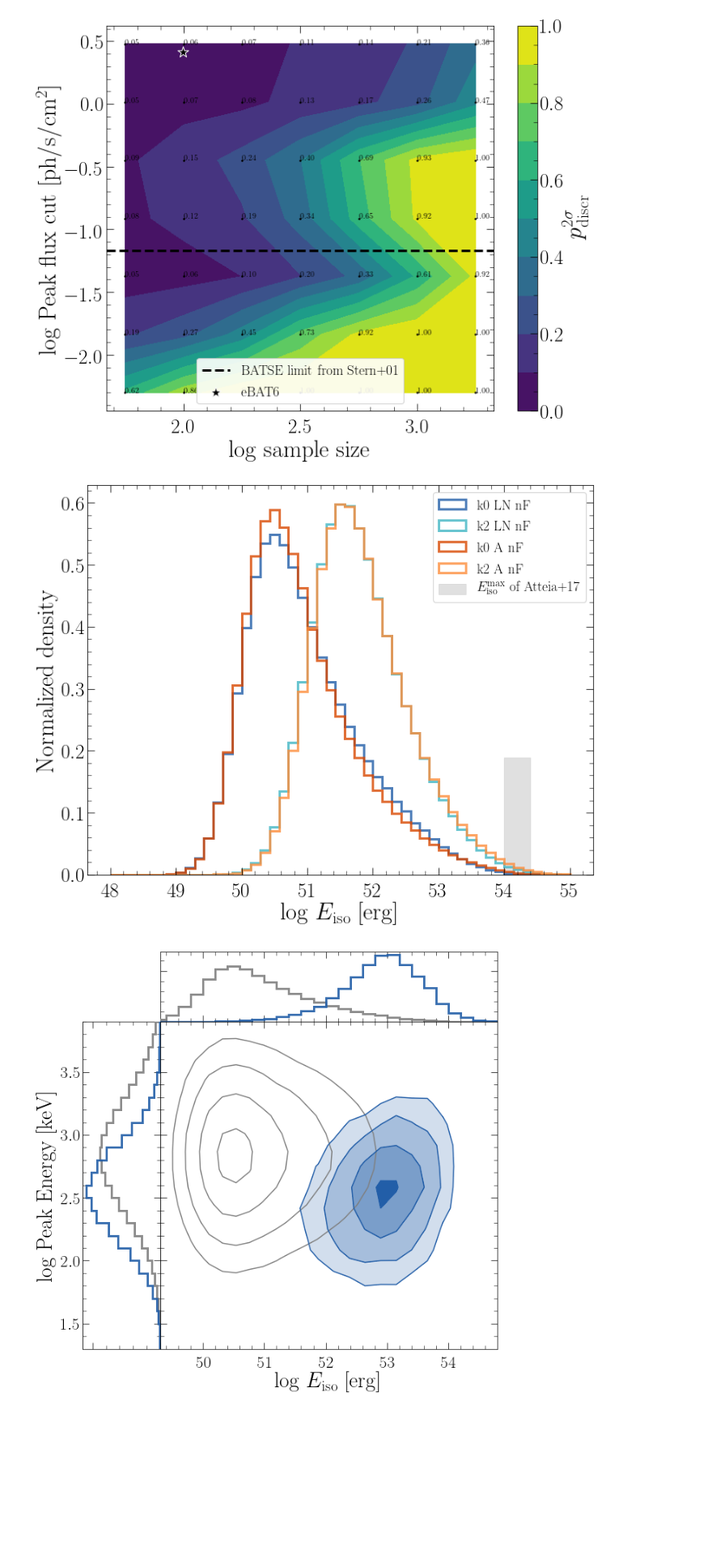
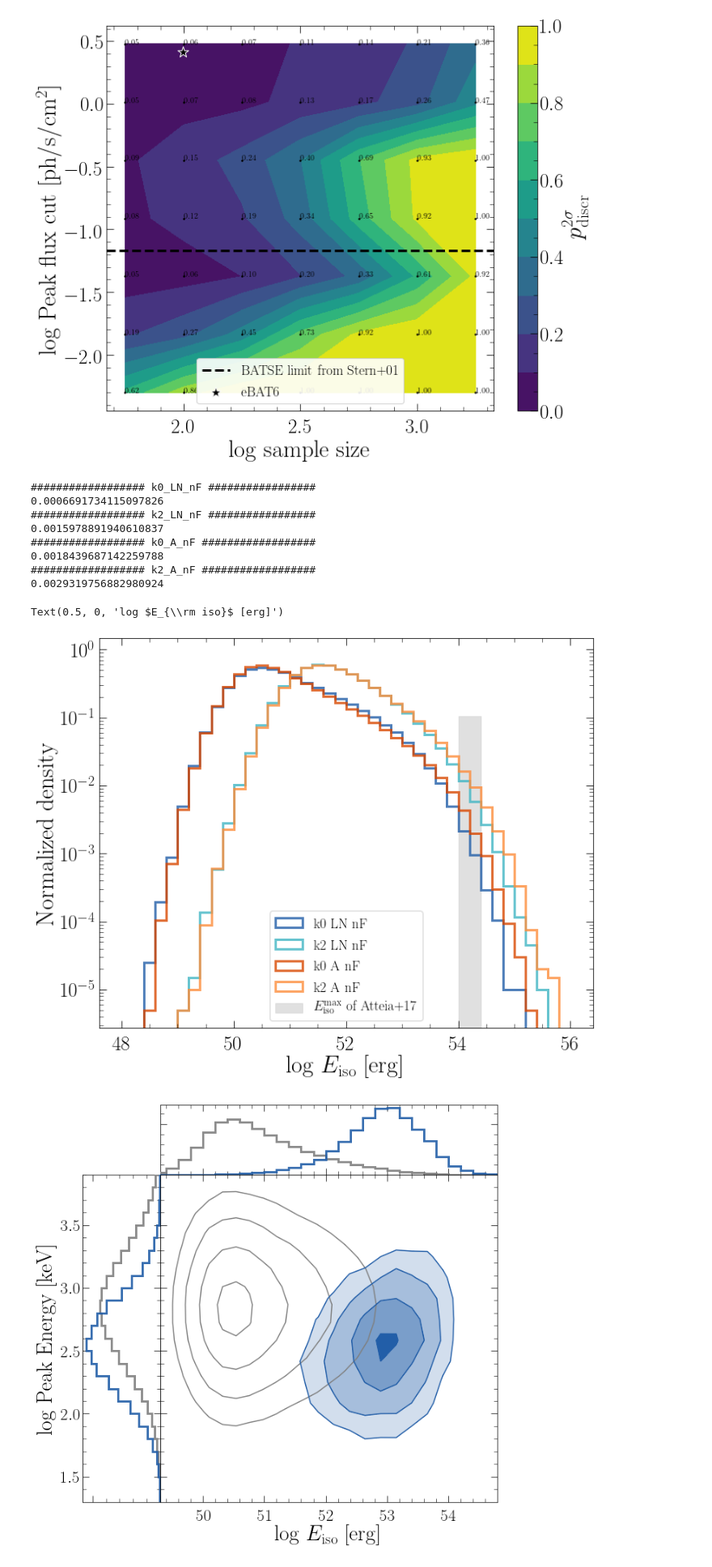
Before and after one commit to JPalmerio/GRB_population_model, a Jupyter notebook: ipynb_codes/Compare_best_models.ipynb, the cells around one changed output. Shown at 81% size. Cells and saved outputs as stored; diff of their text form; code cells hidden in the pictures; blank space fills up the shorter version.

```diff
--- a/ipynb_codes/Compare_best_models.ipynb
+++ b/ipynb_codes/Compare_best_models.ipynb
@@ -194,4 +230,0 @@ Fraction of XRF: 0.7248297181179922
-# %%
-for k in dfs[mod].properties.columns:
-    if 'pdet_ECLAIRs' in k:
-        dfs[mod].properties.drop(k, axis=1, inplace=True)
@@ -299,5 +267,5 @@ print(np.sum(dfs[mod].properties['pdet_ECLAIRs_tot'])* frac_T_live_ECLAIRs / dfs
 # Save the best populations to avoid recalculating each time
 if not load_files:
     for mod in model_names:
-        dfs[mod].save_to(paths_to_dir['output'] + f'/population_{mod}')
+        dfs[mod].save_to(paths_to_dir['output'] + f'/population_{mod}', save_memory=False)
 # %% [output]
@@ -327,6 +291,8 @@ frac_T_live_ECLAIRs = 0.53  #  T_live / T_mission
 for mod in model_names:
 #     print(f" {mod} ".center(45, '#'))
     results[mod] = {}
+    results[mod]['nGRB0'] = dfs[mod].normalization['nGRB0']
+    results[mod]['nGRB0_err'] = dfs[mod].normalization['nGRB0_err']
     results[mod]['T_sim'] = dfs[mod].normalization['T_sim']
     results[mod]['T_sim_err'] = dfs[mod].normalization['T_sim_err']
     results[mod]['R_intr'] = dfs[mod].normalization['R_intr']
@@ -350,6 +336,6 @@ df_res
 # %%
 # look at nGRB0 vs Lmin
-logLmin_s = np.asarray([48, 48.5, 49, 49.5, 50])
+logLmin_s = np.asarray([48, 48.5, 49, 49.5, 49.6989700043, 50])
 nGRB0_s = np.zeros((len(model_names_ks),logLmin_s.shape[0]))
 config, params, instruments, samples, obs_constraints = io.read_init_files(paths_to_files)
 cosmo = init_cosmology(paths_to_dir['cosmo'])
@@ -360,14 +346,31 @@ incl_samples, incl_instruments, incl_constraints = io.create_config(config,
                                                                      samples,
                                                                      instruments,
                                                                      obs_constraints)
+fig, ax = plt.subplots(figsize=(10,8))
+logLmin_arr = np.linspace(48, 50, 51)
+nGRB0_refs = np.asarray([1.066e-09, 1.454e-09, 8.302e-10, 8.544e-10])
 for i,mod in enumerate(model_names_ks):
+    print(f" {mod} ".center(45, '#'))
     with open(paths_to_files['param'].parent / f'parameters_{mod}.yml', 'r') as f:
             parameters[mod] = yaml.safe_load(f)
     for j,logLmin in enumerate(logLmin_s):
         parameters[mod]['luminosity_function']['logLmin'] = logLmin
-        gp = GRBPopulation(Nb_GRBs=int(1e5))
+        gp = GRBPopulation(Nb_GRBs=int(1e6))
         gp.draw_GRB_properties_for_MCMC(cosmo=cosmo, params=parameters[mod], instruments=incl_instruments)
         gp.create_mock_constraints(constraints=incl_constraints)
         gp.normalize_to_Stern()
         nGRB0_s[i,j] = gp.normalization['nGRB0']
+
+    ax.plot(logLmin_s, nGRB0_s[i], label=mod.replace('_',' '), color=colors[i])
+    nGRB0_an = nGRB0_analytical(logLmin_arr,
+                                slope=gp.parameters['luminosity_function']['slope'],
+                                logLmin_ref=49.6989700043,
+                                nGRB0_ref=nGRB0_refs[i])
+    ax.plot(logLmin_arr, nGRB0_an, color=colors[i], ls='--')
+
+ax.legend()
+ax.set_xlabel(r'log $L_{\rm min}$')
+ax.set_ylabel(r'$\dot{n}_{\rm GRB}^0~[\rm yr^{-1}\,Mpc^{-3}]$')
+ax.set_yscale('log')
+plt.show()
 # %% [output]
@@ -923,24 +915,37 @@ A
 # %%
 # Now we want to look at the Ep-Eiso plane and the Eiso distribution to compare with Atteia+17.
 fig, ax = plt.subplots(figsize=(10,8))
 from matplotlib.transforms import blended_transform_factory
 tform = blended_transform_factory(ax.transData, ax.transAxes)
 
-ax.fill_between([54,54.4], [0.3,0.3], transform=tform, color='lightgrey',
+ax.fill_between([54,54.4], [0.8,0.8], transform=tform, color='lightgrey',
                 alpha=0.7, label=r'$E^{\rm max}_{\rm iso}$ of Atteia+17')
 for i, mod in enumerate(model_names_ks):
-    ax.hist(np.log10(dfs[mod].properties['Eiso']), bins=np.linspace(48, 55, 50), histtype='step', linewidth=3,
+    print(f" {mod} ".center(45, '#'))
+    ax.hist(np.log10(dfs[mod].properties['Eiso']), bins=np.linspace(48, 56, 41), histtype='step', linewidth=3,
             alpha=0.8, density=True, label=mod.replace('_',' '), color=colors[i])
 
+    cond = (np.log10(dfs[mod].properties['Eiso']) > 54.4) & (dfs[mod].properties['pdet_Stern'] == 1)
+    print(len(dfs[mod].properties[cond])/len(dfs[mod].properties[(dfs[mod].properties['pdet_Stern'] == 1)]))
 
 ax.autoscale()
-ax.legend(loc=0)
+ax.legend(loc='lower center')
+ax.set_yscale('log')
 ax.set_ylabel(r'Normalized density')
 ax.set_xlabel(r'log $E_{\rm iso}$ [erg]')
 # fig.savefig('/Users/palmerio/Science_projects/Papers/LGRB_population_model/plots/Eiso_distr.pdf',
 #             bbox_inches='tight')
 # %% [output]
+################## k0_LN_nF #################
+0.0006691734115097826
+################## k2_LN_nF #################
+0.0015978891940610837
+################## k0_A_nF ##################
+0.0018439687142259788
+################## k2_A_nF ##################
+0.0029319756882980924
+Text(0.5, 0, 'log $E_{\\rm iso}$ [erg]')
-[figure, old version]
+[figure, new version]
 # %%
 for i,mod in enumerate(model_names_ks):
     cond = dfs[mod].properties['pht_pflx_BAT'] >= 2.6
```
Also changed, not shown: parts of 23 cells of this notebook, 30 other files.
